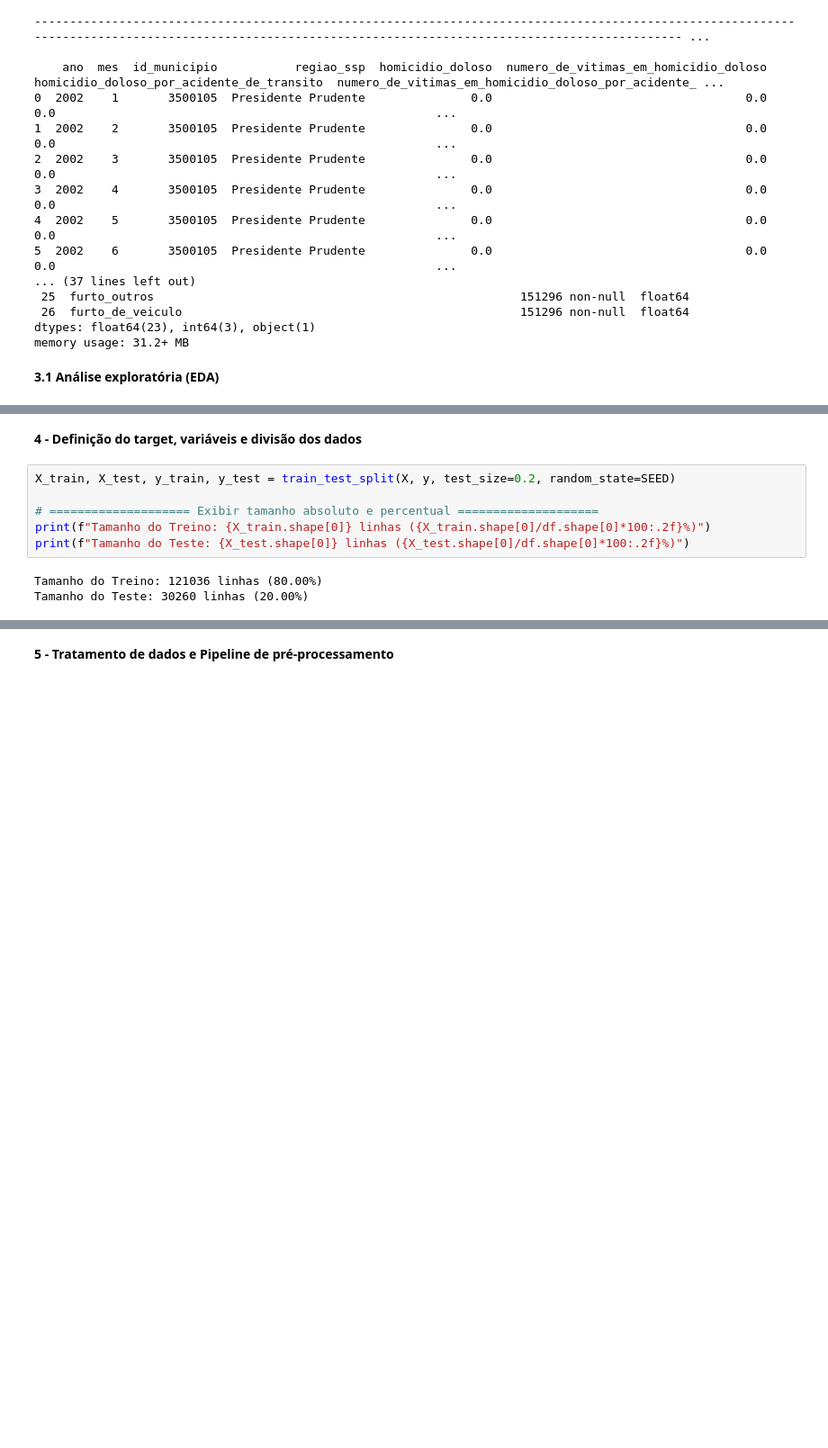
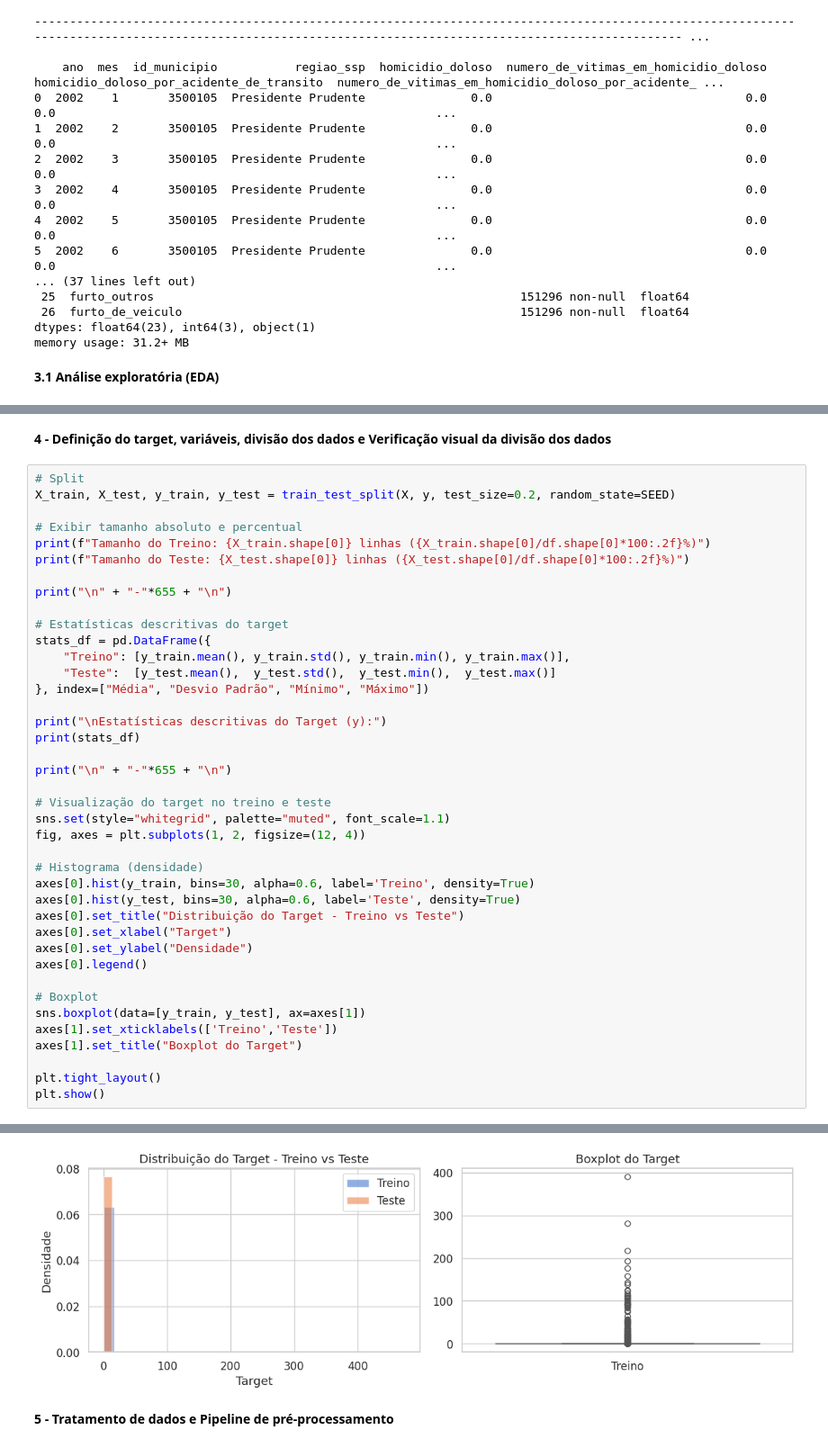
Before and after one commit to fabarroso/MVP-ML, a Jupyter notebook: mvpml.ipynb, the cells around one changed output, grey strips where cells are left out. Shown at 90% size. Drawn from its saved outputs; the diff is of its cells as text; blank space fills up the shorter version.

```diff
--- a/mvpml.ipynb
+++ b/mvpml.ipynb
@@ -241,12 +251,44 @@ Estatísticas Descritivas:
 [figure]
 # %% [markdown]
-**4 - Definição do target, variáveis e divisão dos dados**
+**4 - Definição do target, variáveis, divisão dos dados e Verificação visual da divisão dos dados**
-# %%
-X_train, X_test, y_train, y_test = train_test_split(X, y, test_size=0.2, random_state=SEED)
-
-# ==================== Exibir tamanho absoluto e percentual ====================
-print(f"Tamanho do Treino: {X_train.shape[0]} linhas ({X_train.shape[0]/df.shape[0]*100:.2f}%)")
-print(f"Tamanho do Teste: {X_test.shape[0]} linhas ({X_test.shape[0]/df.shape[0]*100:.2f}%)")
-# %% [output]
-Tamanho do Treino: 121036 linhas (80.00%)
-Tamanho do Teste: 30260 linhas (20.00%)
+# %%
+# Split
+X_train, X_test, y_train, y_test = train_test_split(X, y, test_size=0.2, random_state=SEED)
+
+# Exibir tamanho absoluto e percentual
+print(f"Tamanho do Treino: {X_train.shape[0]} linhas ({X_train.shape[0]/df.shape[0]*100:.2f}%)")
+print(f"Tamanho do Teste: {X_test.shape[0]} linhas ({X_test.shape[0]/df.shape[0]*100:.2f}%)")
+
+print("\n" + "-"*655 + "\n")
+
+# Estatísticas descritivas do target
+stats_df = pd.DataFrame({
+    "Treino": [y_train.mean(), y_train.std(), y_train.min(), y_train.max()],
+    "Teste":  [y_test.mean(),  y_test.std(),  y_test.min(),  y_test.max()]
+}, index=["Média", "Desvio Padrão", "Mínimo", "Máximo"])
+
+print("\nEstatísticas descritivas do Target (y):")
+print(stats_df)
+
+print("\n" + "-"*655 + "\n")
+
+# Visualização do target no treino e teste
+sns.set(style="whitegrid", palette="muted", font_scale=1.1)
+fig, axes = plt.subplots(1, 2, figsize=(12, 4))
+
+# Histograma (densidade)
+axes[0].hist(y_train, bins=30, alpha=0.6, label='Treino', density=True)
+axes[0].hist(y_test, bins=30, alpha=0.6, label='Teste', density=True)
+axes[0].set_title("Distribuição do Target - Treino vs Teste")
+axes[0].set_xlabel("Target")
+axes[0].set_ylabel("Densidade")
+axes[0].legend()
+
+# Boxplot
+sns.boxplot(data=[y_train, y_test], ax=axes[1])
+axes[1].set_xticklabels(['Treino','Teste'])
+axes[1].set_title("Boxplot do Target")
+
+plt.tight_layout()
+plt.show()
+# %% [output]
@@ -253,3 +309,4 @@ Tamanho do Teste: 30260 linhas (20.00%)
+[figure, added]
 # %% [markdown]
 **5 - Tratamento de dados e Pipeline de pré-processamento**
 # %%
```
Also changed, not shown: parts of 9 cells of this notebook.
